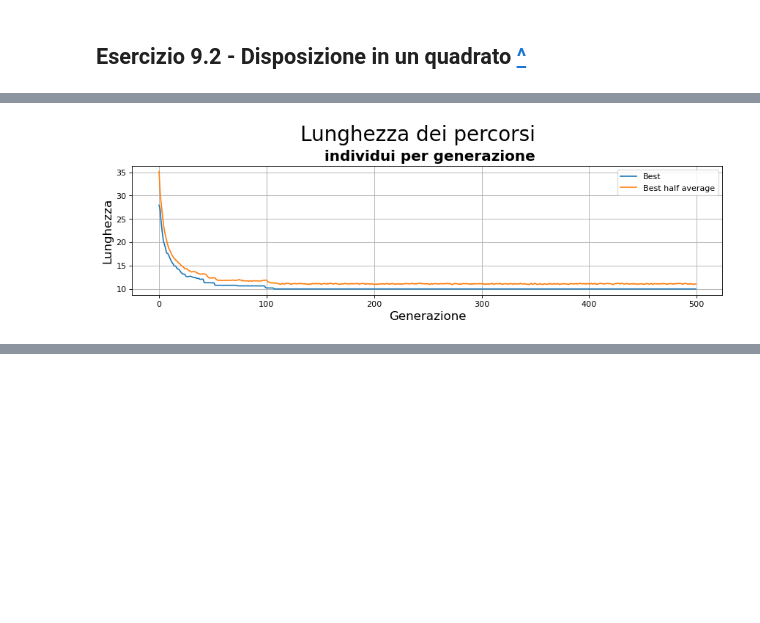
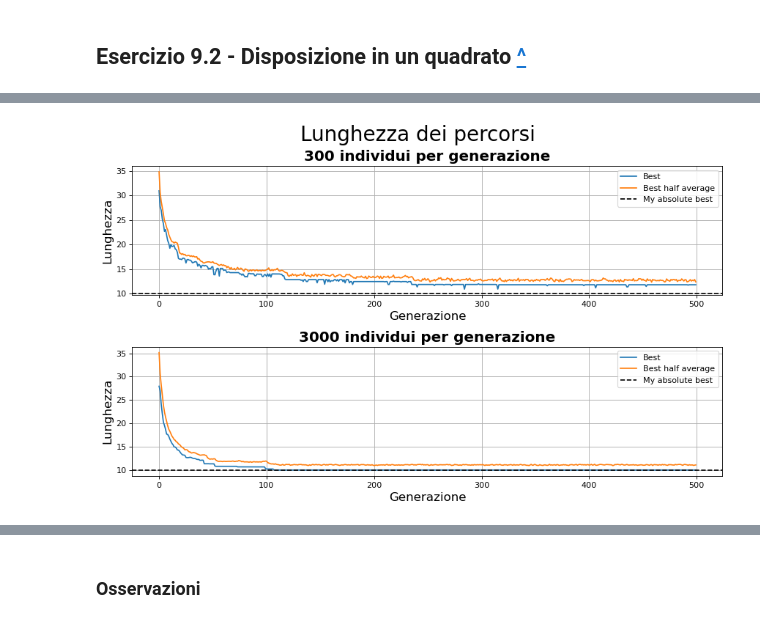
Before and after one commit to martinozanetti/LSN-Martino-Zanetti, a Jupyter notebook: 09/my-09.ipynb, the cells around one changed output, grey strips where cells are left out. Drawn from its saved outputs; the diff is of its cells as text; code cells hidden in the pictures; blank space fills up the shorter version.

```diff
--- a/09/my-09.ipynb
+++ b/09/my-09.ipynb
@@ -145,7 +171,7 @@ for i in range(0,2):
     plt.ylabel('Lunghezza', fontsize =15)
     plt.xlabel('Generazione', fontsize =15)
     plt.grid(True)
-    plt.axhline(y=2*np.pi, color = 'k', linestyle = '-', label = "Circumference length")
+    plt.axhline(y=2*np.pi, color = 'k', linestyle = '--', label = "Circumference length")
     plt.title(indivs[i]+' individui per generazione', fontsize = 18, fontweight = "bold")
     plt.legend()
 
@@ -192,32 +218,35 @@ plt.show()
 # %%
 import matplotlib
 import matplotlib.pyplot as plt
 import numpy as np
 from matplotlib.pyplot import figure
 
 figure(figsize=(13, 7), dpi=80)
 plt.suptitle("Lunghezza dei percorsi\n", fontsize = 25)
 
-indivs =["3000"]
+indivs =["300","3000"]
 
-for i in range(0,1):
+for i in range(0,2):
     # using indivs[i] individuals per generation
     plt.subplot(2,1,i+1)
-    gen,best = np.loadtxt("ex9/SQUARE/"+indivs[i]+"bestLen/BL.out", usecols=(0,1), delimiter=' ', unpack='true')
+    gen,best = np.loadtxt("ex9/SQUARE/"+indivs[i]+"/bestLen/BL.out", usecols=(0,1), delimiter=' ', unpack='true')
     plt.plot(gen, best, marker = "", label = "Best")
-    bestave = np.loadtxt("ex9/SQUARE/"+indivs[i]+"bestLen/BLAv.out", usecols=(1), delimiter=' ', unpack='true')
+    bestave = np.loadtxt("ex9/SQUARE/"+indivs[i]+"/bestLen/BLAv.out", usecols=(1), delimiter=' ', unpack='true')
     plt.plot(gen, bestave, marker = "", label = "Best half average")
     plt.ylabel('Lunghezza', fontsize =15)
     plt.xlabel('Generazione', fontsize =15)
     plt.grid(True)
     plt.title(indivs[i]+' individui per generazione', fontsize = 18, fontweight = "bold")
+    plt.axhline(y=9.968, color = "k", linestyle = "--", label = "My absolute best")
     plt.legend()
 
 plt.subplots_adjust(hspace=0.4)
 plt.show()
 # %% [output]
-[figure, old version]
+[figure, new version]
 # %% [markdown]
 Ecco un'animazione dei migliori cammini per ogni generazione, avendo usato 3000 individui per generazione.
 
 <img src="../img/movieQ.gif" width="500" height="500" />
+# %% [markdown]
+### Osservazioni
```
Also changed, not shown: parts of 8 cells of this notebook, 1 other file.
